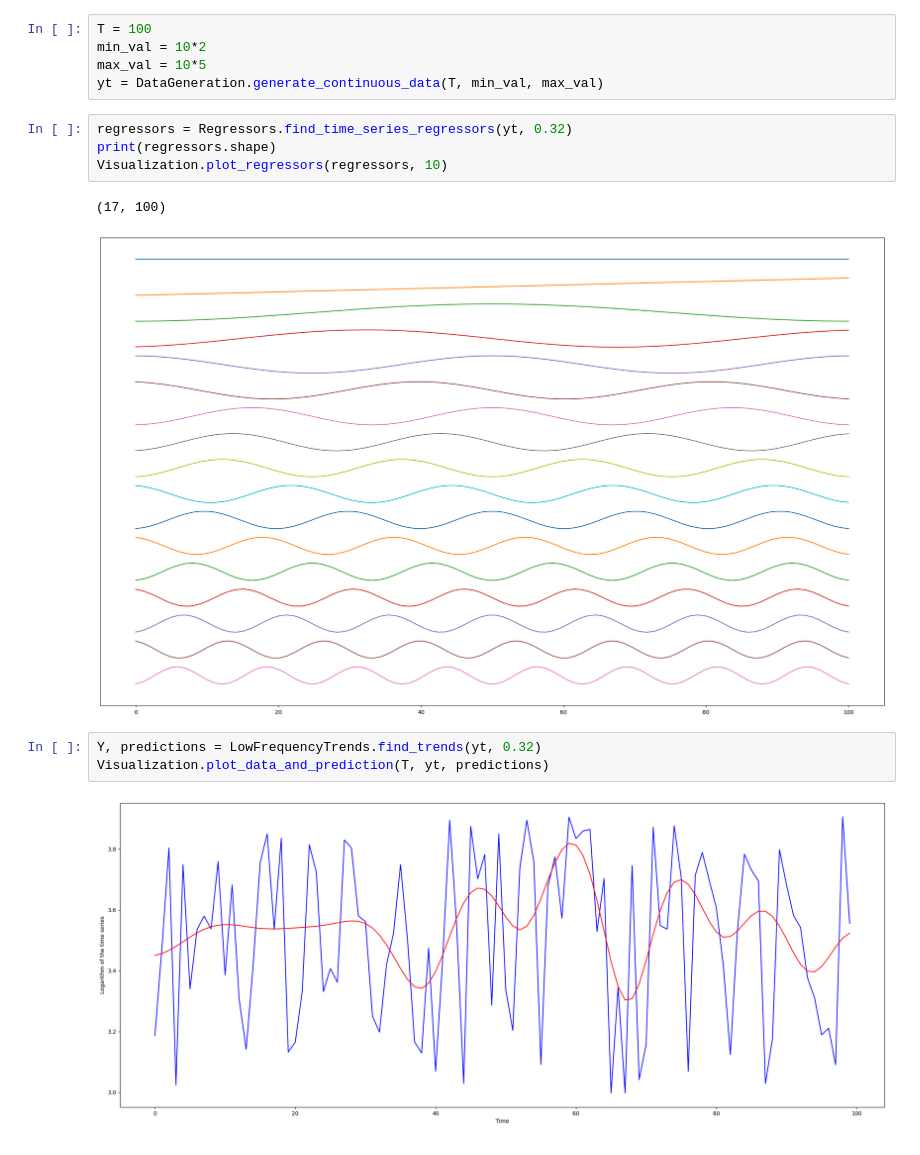
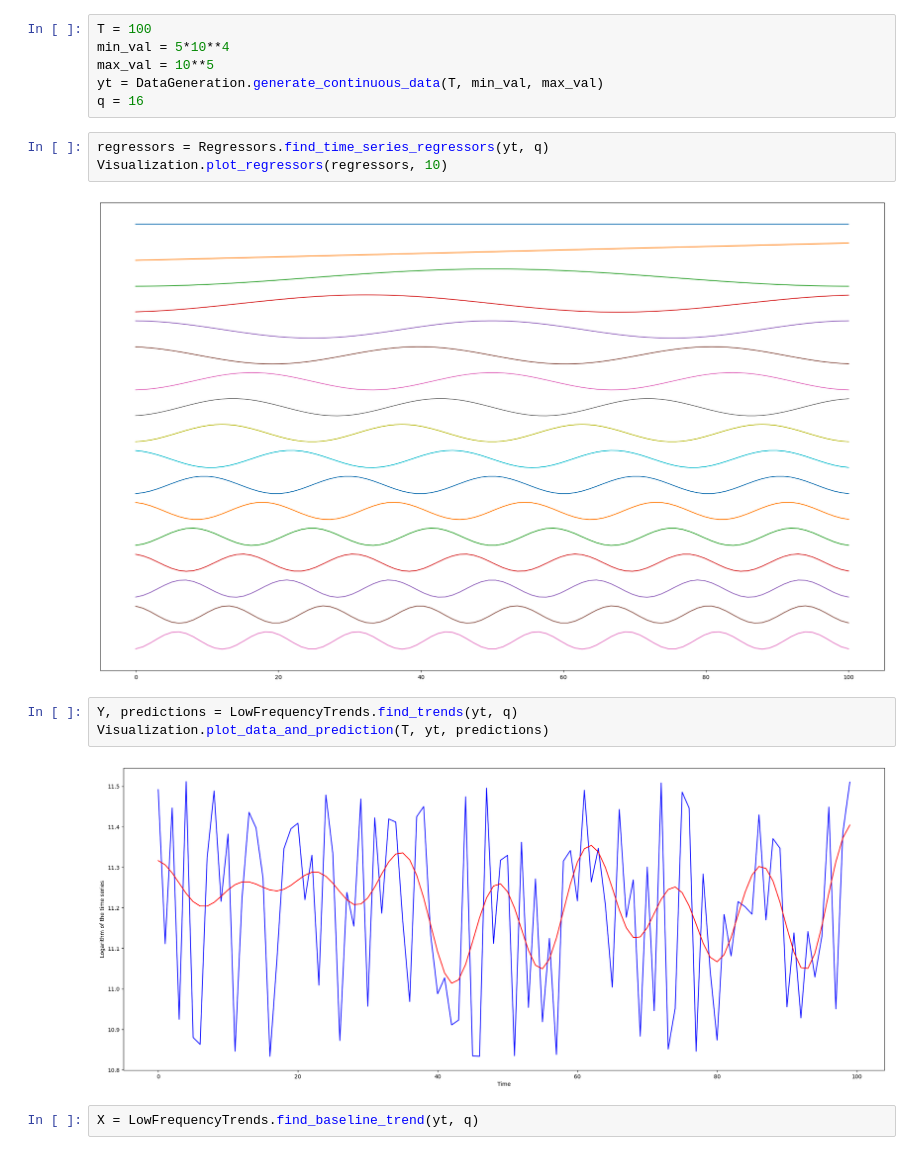
Before and after one commit to GeorgeKontos14/Economy-and-Population-Growth, a Jupyter notebook: EstimateData.ipynb, the cells around one changed output. Drawn from its saved outputs; the diff is of its cells as text.

Commit message:
Implemented algorithm to find baseline trends and corrected previous work to run on unbalanced data

```diff
--- a/EstimateData.ipynb
+++ b/EstimateData.ipynb
@@ -7,17 +7,18 @@ from model import LowFrequencyTrends
 # %%
 T = 100
-min_val = 10*2
-max_val = 10*5
+min_val = 5*10**4
+max_val = 10**5
 yt = DataGeneration.generate_continuous_data(T, min_val, max_val)
+q = 16
 # %%
-regressors = Regressors.find_time_series_regressors(yt, 0.32)
-print(regressors.shape)
+regressors = Regressors.find_time_series_regressors(yt, q)
 Visualization.plot_regressors(regressors, 10)
 # %% [output]
-(17, 100)
 [figure]
 # %%
-Y, predictions = LowFrequencyTrends.find_trends(yt, 0.32)
+Y, predictions = LowFrequencyTrends.find_trends(yt, q)
 Visualization.plot_data_and_prediction(T, yt, predictions)
 # %% [output]
-[figure, old version]
+[figure, new version]
+# %%
+X = LowFrequencyTrends.find_baseline_trend(yt, q)
```
Also changed, not shown: parts of 2 cells of this notebook, 8 other files.
